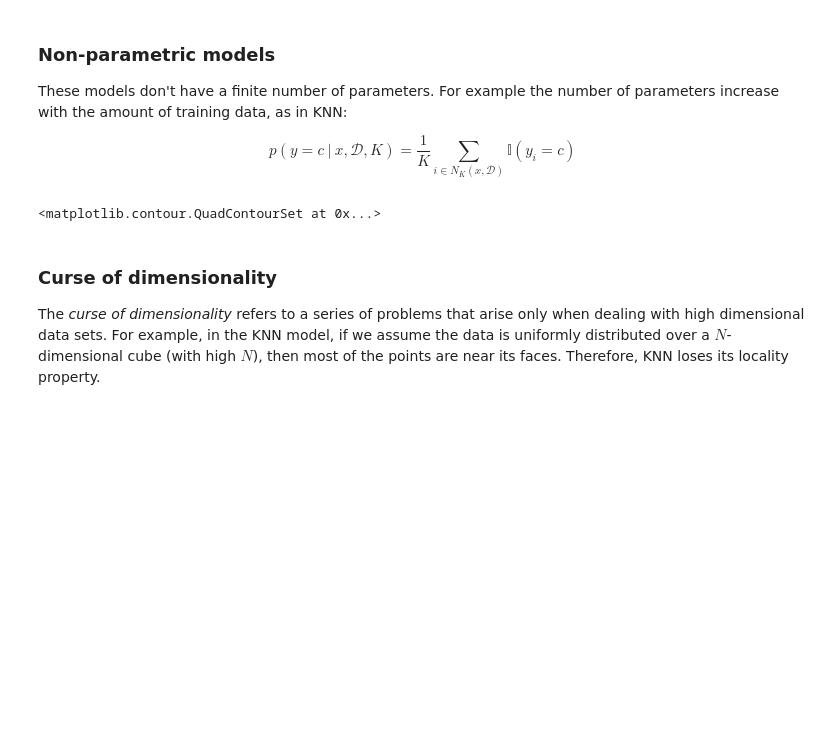
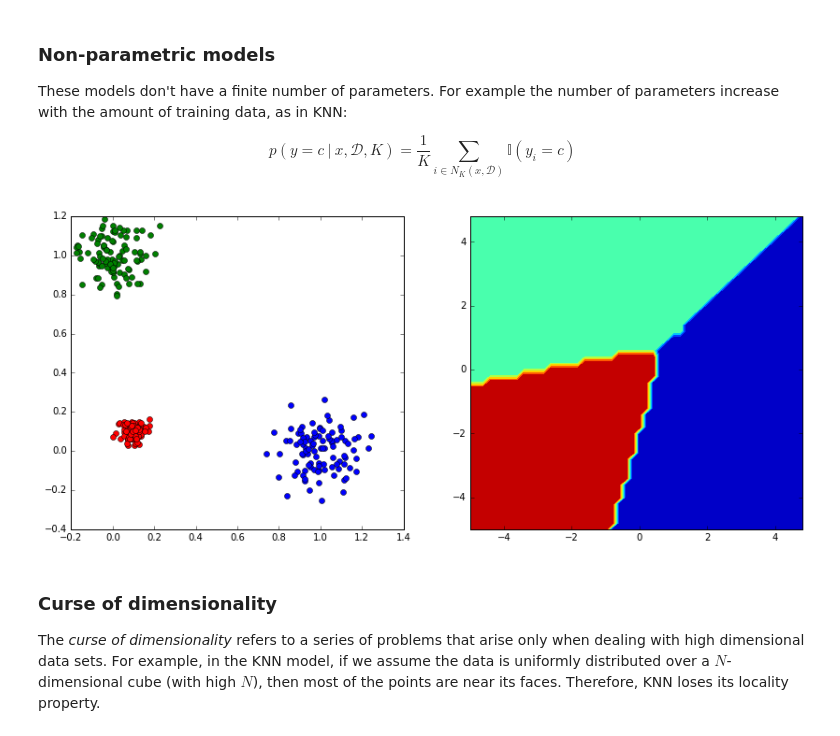
Before and after one commit to prcastro/MurphyProbabilisticML, a Jupyter notebook: chapters/Chapter 1.ipynb, the cells around one changed output. Cells and saved outputs as stored; diff of their text form; code cells hidden in the pictures; blank space fills up the shorter version.

```diff
--- a/chapters/Chapter 1.ipynb
+++ b/chapters/Chapter 1.ipynb
@@ -124,20 +123,17 @@ y_test = knn.predict(X_test)
 # %%
 fig = plt.figure(figsize=(14, 6))
 
 # Plot original data
 ax1 = fig.add_subplot(1, 2, 1)
-ax1.plot(X[y == 1,0], X[y == 1,1], 'ro')
-ax1.plot(X[y == 2,0], X[y == 2,1], 'bo')
-ax1.plot(X[y == 3,0], X[y == 3,1], 'go')
+ax1.plot(X[y == 1,0], X[y == 1,1], 'bo')
+ax1.plot(X[y == 2,0], X[y == 2,1], 'go')
+ax1.plot(X[y == 3,0], X[y == 3,1], 'ro')
 
 # Plot predicted data
 ax2 = fig.add_subplot(1, 2, 2)
-ax2.contourf(XX, YY, y_test.reshape(50,50), cmap=plt.cm.Spectral)
-# ax2.plot(X_test[y_test == 1,0], X_test[y_test == 1,1], 'ro')
-# ax2.plot(X_test[y_test == 2,0], X_test[y_test == 2,1], 'bo')
-# ax2.plot(X_test[y_test == 3,0], X_test[y_test == 3,1], 'go')
+ax2.contourf(XX, YY, y_test.reshape(50,50));
 # %% [output]
-<matplotlib.contour.QuadContourSet at 0x...>
+[figure, added]
 # %% [markdown]
 ### Curse of dimensionality
 
```
Also changed, not shown: parts of 3 cells of this notebook.
